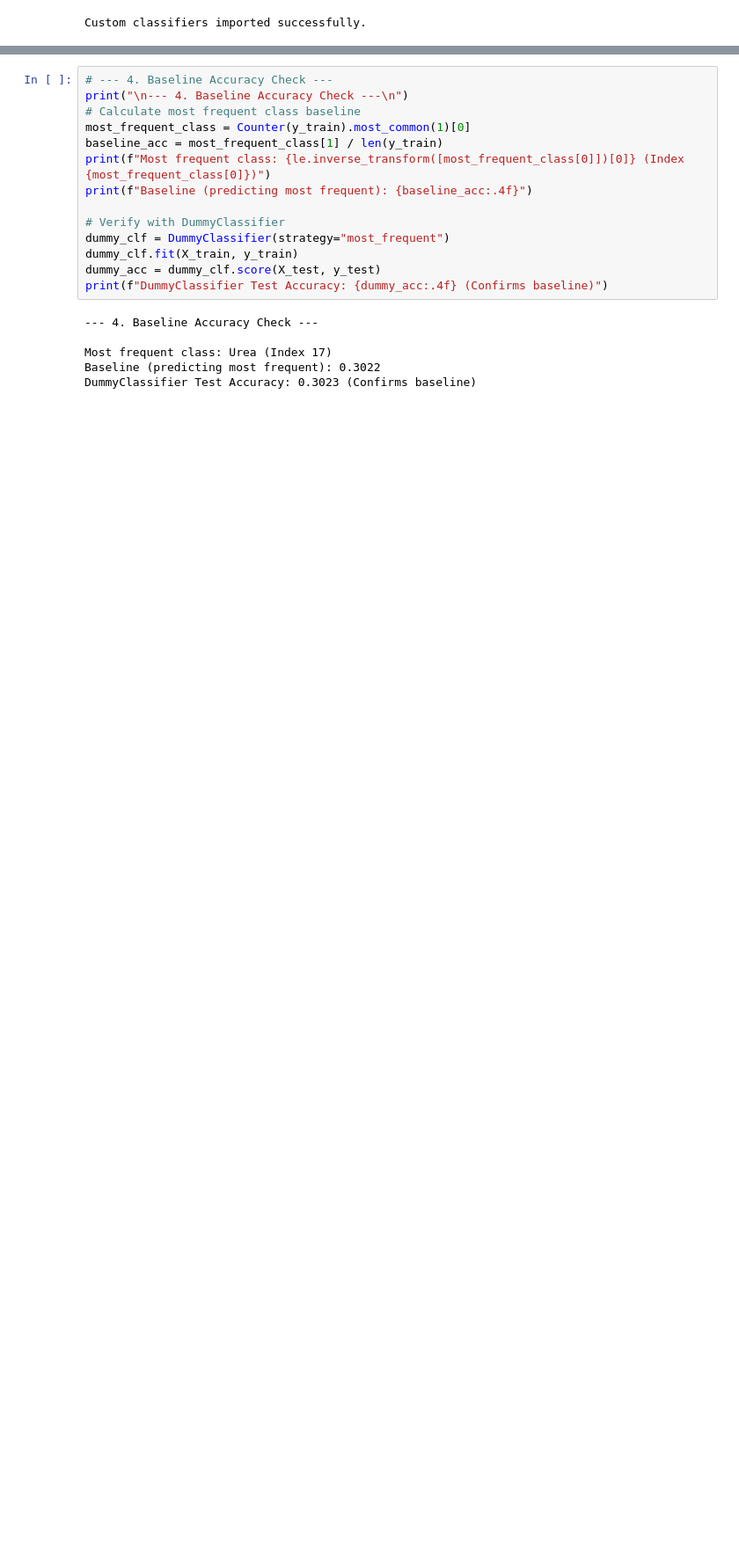
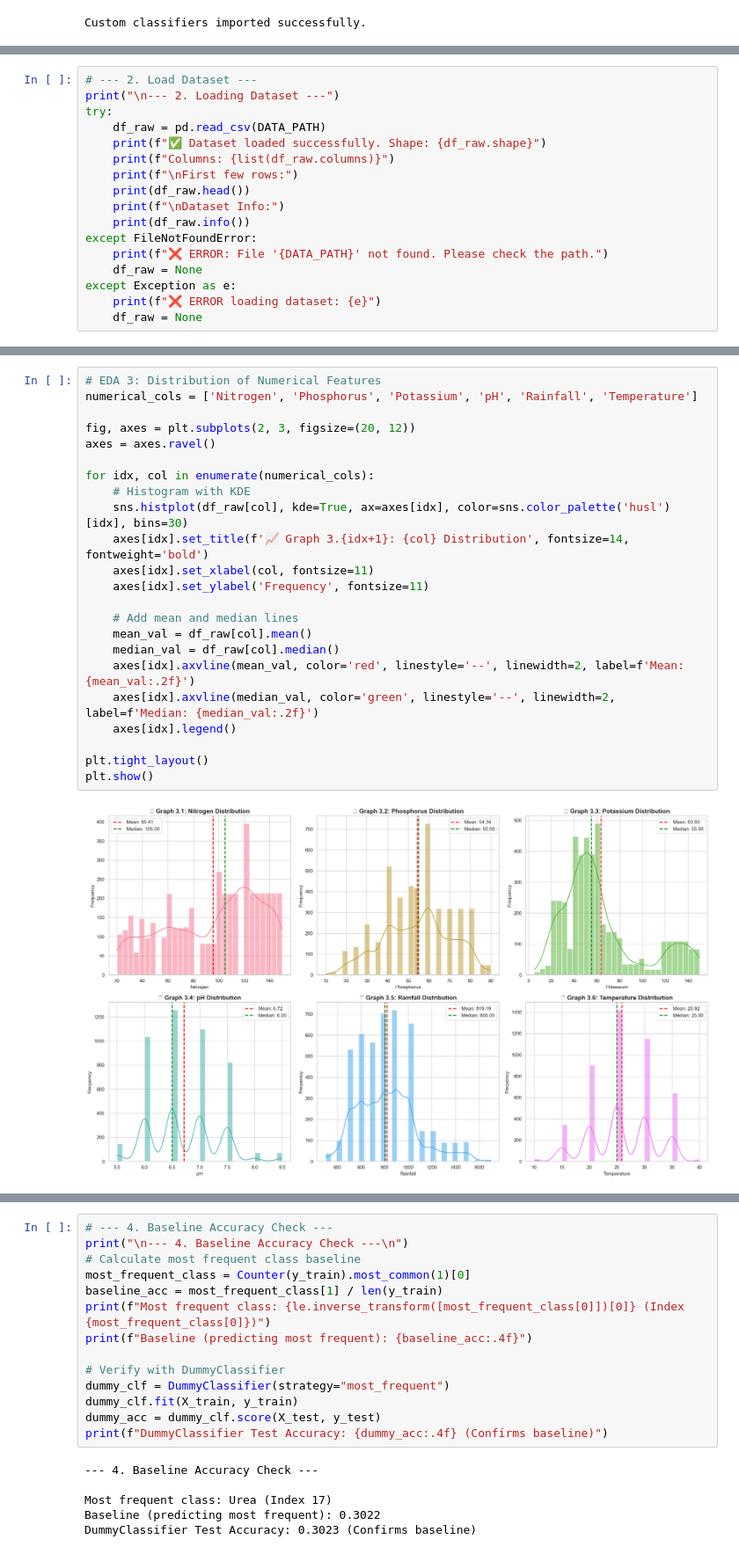
Before and after one commit to sukhmanichhabra/ml_project, a Jupyter notebook: model1.ipynb, the cells around one changed output, grey strips where cells are left out. Shown at 88% size. Cells and saved outputs as stored; diff of their text form; blank space fills up the shorter version.

```diff
--- a/model1.ipynb
+++ b/model1.ipynb
@@ -95,0 +55,17 @@ plt.show()
+# %%
+# --- 2. Load Dataset ---
+print("\n--- 2. Loading Dataset ---")
+try:
+    df_raw = pd.read_csv(DATA_PATH)
+    print(f"✅ Dataset loaded successfully. Shape: {df_raw.shape}")
+    print(f"Columns: {list(df_raw.columns)}")
+    print(f"\nFirst few rows:")
+    print(df_raw.head())
+    print(f"\nDataset Info:")
+    print(df_raw.info())
+except FileNotFoundError:
+    print(f"❌ ERROR: File '{DATA_PATH}' not found. Please check the path.")
+    df_raw = None
+except Exception as e:
+    print(f"❌ ERROR loading dataset: {e}")
+    df_raw = None
@@ -95,0 +90,25 @@ plt.show()
+# %%
+# EDA 3: Distribution of Numerical Features
+numerical_cols = ['Nitrogen', 'Phosphorus', 'Potassium', 'pH', 'Rainfall', 'Temperature']
+
+fig, axes = plt.subplots(2, 3, figsize=(20, 12))
+axes = axes.ravel()
+
+for idx, col in enumerate(numerical_cols):
+    # Histogram with KDE
+    sns.histplot(df_raw[col], kde=True, ax=axes[idx], color=sns.color_palette('husl')[idx], bins=30)
+    axes[idx].set_title(f'📈 Graph 3.{idx+1}: {col} Distribution', fontsize=14, fontweight='bold')
+    axes[idx].set_xlabel(col, fontsize=11)
+    axes[idx].set_ylabel('Frequency', fontsize=11)
+
+    # Add mean and median lines
+    mean_val = df_raw[col].mean()
+    median_val = df_raw[col].median()
+    axes[idx].axvline(mean_val, color='red', linestyle='--', linewidth=2, label=f'Mean: {mean_val:.2f}')
+    axes[idx].axvline(median_val, color='green', linestyle='--', linewidth=2, label=f'Median: {median_val:.2f}')
+    axes[idx].legend()
+
+plt.tight_layout()
+plt.show()
+# %% [output]
+[figure, added]
```
Also changed, not shown: parts of 20 cells of this notebook, 3 other files.
